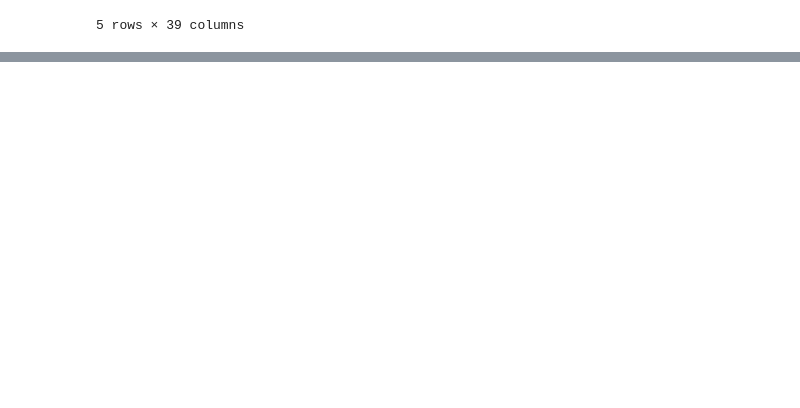
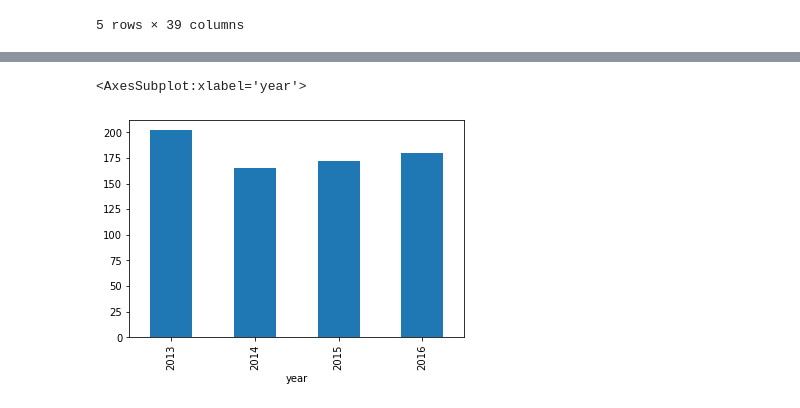
Before and after one commit to OmarCardoso/Projeto-telecom-gsm, a Jupyter notebook: code_01.ipynb, the cells around one changed output, grey strips where cells are left out. Cells and saved outputs as stored; diff of their text form; code cells hidden in the pictures; blank space fills up the shorter version.

```diff
--- a/code_01.ipynb
+++ b/code_01.ipynb
@@ -121,0 +661,7 @@ AttributeError: 'Series' object has no attribute 'convert_objects'
+# %%
+# MEDIA DE PRECO POR ANO
+group_year_prices_mean=phones_new.groupby('year')['approx_price_EUR'].mean()
+group_year_prices_mean.plot.bar()
+# %% [output]
+<AxesSubplot:xlabel='year'>
+[figure, added]
```
Also changed, not shown: parts of 76 cells of this notebook.
